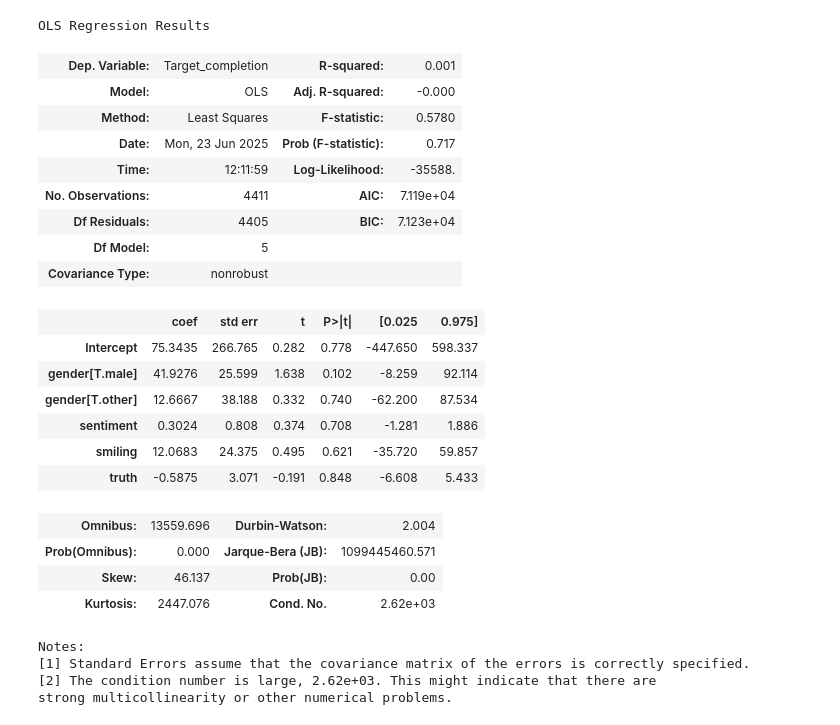
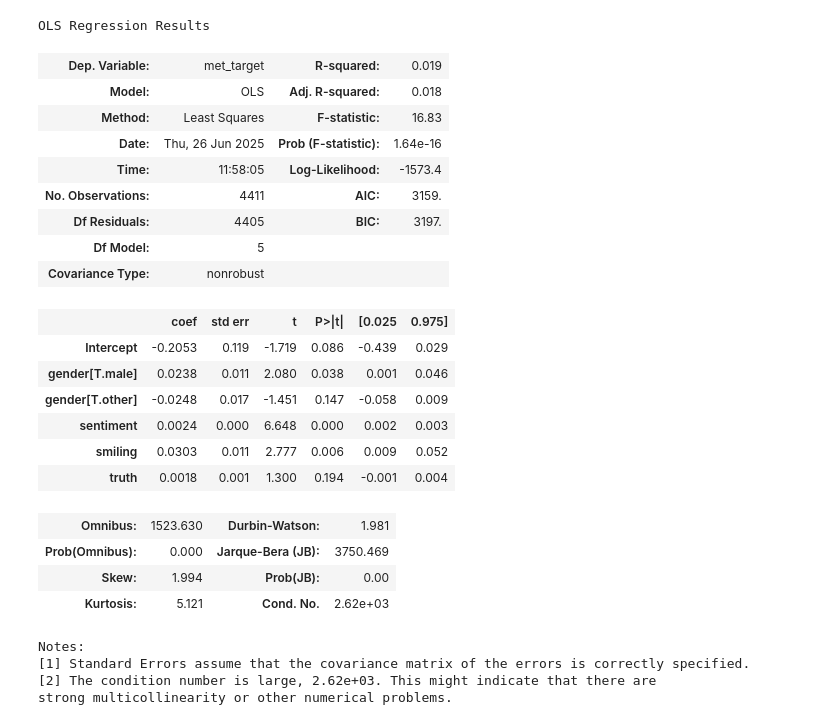
Before and after one commit to UoA-eResearch/givealittle, a Jupyter notebook: LLM_results.ipynb, the cells around one changed output. Saved outputs shown, nothing was run; the diff lists cells and outputs as text; code cells hidden in the pictures.

```diff
--- a/LLM_results.ipynb
+++ b/LLM_results.ipynb
@@ -177,0 +218,2 @@ Name: count, dtype: int64
+# %%
+df["Charity"] = df.whos_involved.str.contains(r"(Charity)", regex=False)
@@ -177,0 +226,2 @@ Name: count, dtype: int64
+# %%
+df["met_target"] = (df.amountRaised >= df.goal).astype(int)
@@ -177,0 +230,9 @@ Name: count, dtype: int64
+# %%
+def parse(age):
+    try:
+        return float(age)
+    except ValueError:
+        return None
+
+df["parsed_age"] = df.age.apply(parse)
+df.parsed_age.value_counts().head(20)
@@ -177,0 +406,3 @@ Name: count, dtype: int64
+# %%
+df.met_target = df.met_target.astype(int)
+smf.ols(formula="met_target ~ parsed_age + gender + ethnicity", data=df).fit().summary()
@@ -178,3 +445,3 @@ Name: count, dtype: int64
 # %%
-smf.ols(formula="Target_completion ~ sentiment + smiling + gender + truth", data=df).fit().summary()
+smf.ols(formula="met_target ~ sentiment + smiling + gender + truth", data=df).fit().summary()
 # %% [output]
@@ -182,24 +448,24 @@ smf.ols(formula="Target_completion ~ sentiment + smiling + gender + truth", data
 OLS Regression Results
-| Dep. Variable: | Target_completion | R-squared: | 0.001 |
-| Model: | OLS | Adj. R-squared: | -0.000 |
-| Method: | Least Squares | F-statistic: | 0.5780 |
-| Date: | Mon, 23 Jun 2025 | Prob (F-statistic): | 0.717 |
-| Time: | 12:11:59 | Log-Likelihood: | -35588. |
-| No. Observations: | 4411 | AIC: | 7.119e+04 |
-| Df Residuals: | 4405 | BIC: | 7.123e+04 |
+| Dep. Variable: | met_target | R-squared: | 0.019 |
+| Model: | OLS | Adj. R-squared: | 0.018 |
+| Method: | Least Squares | F-statistic: | 16.83 |
+| Date: | Thu, 26 Jun 2025 | Prob (F-statistic): | 1.64e-16 |
+| Time: | 11:58:05 | Log-Likelihood: | -1573.4 |
+| No. Observations: | 4411 | AIC: | 3159. |
+| Df Residuals: | 4405 | BIC: | 3197. |
 | Df Model: | 5 |  |  |
 | Covariance Type: | nonrobust |  |  |
 |  | coef | std err | t | P>|t| | [0.025 | 0.975] |
-| Intercept | 75.3435 | 266.765 | 0.282 | 0.778 | -447.650 | 598.337 |
-| gender[T.male] | 41.9276 | 25.599 | 1.638 | 0.102 | -8.259 | 92.114 |
-| gender[T.other] | 12.6667 | 38.188 | 0.332 | 0.740 | -62.200 | 87.534 |
-| sentiment | 0.3024 | 0.808 | 0.374 | 0.708 | -1.281 | 1.886 |
-| smiling | 12.0683 | 24.375 | 0.495 | 0.621 | -35.720 | 59.857 |
-| truth | -0.5875 | 3.071 | -0.191 | 0.848 | -6.608 | 5.433 |
+| Intercept | -0.2053 | 0.119 | -1.719 | 0.086 | -0.439 | 0.029 |
+| gender[T.male] | 0.0238 | 0.011 | 2.080 | 0.038 | 0.001 | 0.046 |
+| gender[T.other] | -0.0248 | 0.017 | -1.451 | 0.147 | -0.058 | 0.009 |
+| sentiment | 0.0024 | 0.000 | 6.648 | 0.000 | 0.002 | 0.003 |
+| smiling | 0.0303 | 0.011 | 2.777 | 0.006 | 0.009 | 0.052 |
+| truth | 0.0018 | 0.001 | 1.300 | 0.194 | -0.001 | 0.004 |
-| Omnibus: | 13559.696 | Durbin-Watson: | 2.004 |
-| Prob(Omnibus): | 0.000 | Jarque-Bera (JB): | 1099445460.571 |
-| Skew: | 46.137 | Prob(JB): | 0.00 |
-| Kurtosis: | 2447.076 | Cond. No. | 2.62e+03 |
+| Omnibus: | 1523.630 | Durbin-Watson: | 1.981 |
+| Prob(Omnibus): | 0.000 | Jarque-Bera (JB): | 3750.469 |
+| Skew: | 1.994 | Prob(JB): | 0.00 |
+| Kurtosis: | 5.121 | Cond. No. | 2.62e+03 |
 Notes:
 [1] Standard Errors assume that the covariance matrix of the errors is correctly specified.
 [2] The condition number is large, 2.62e+03. This might indicate that there are
```
Also changed, not shown: parts of 25 cells of this notebook, 3 other files.
